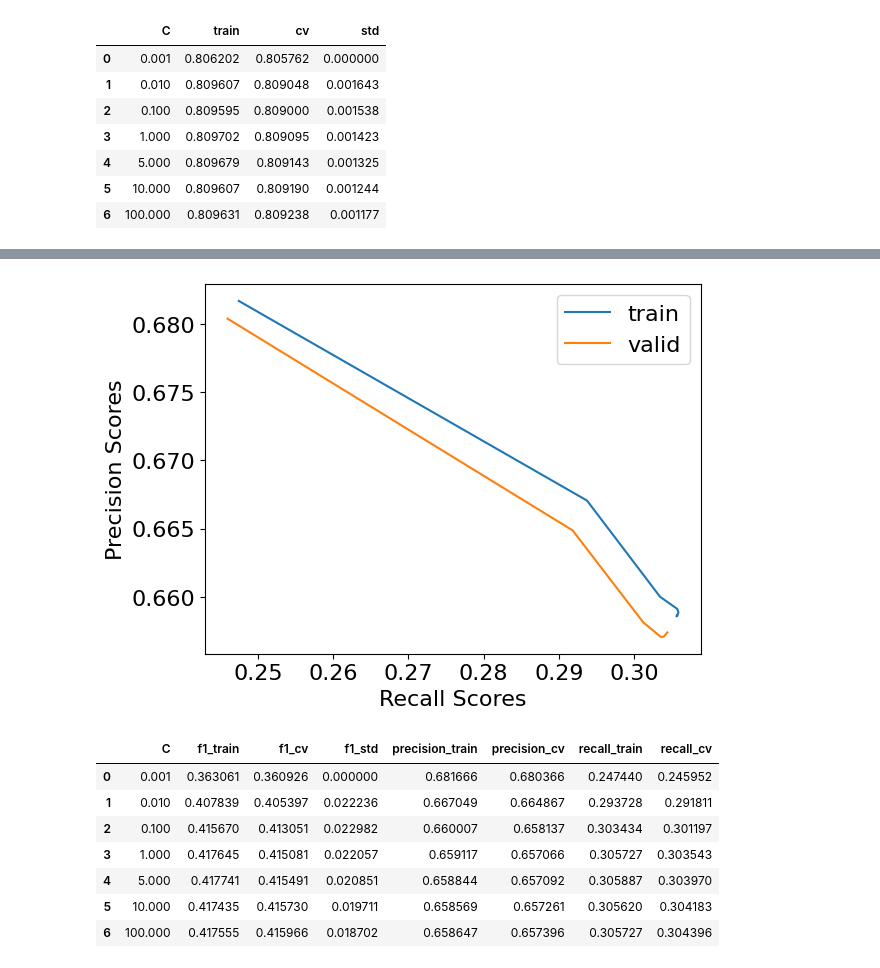
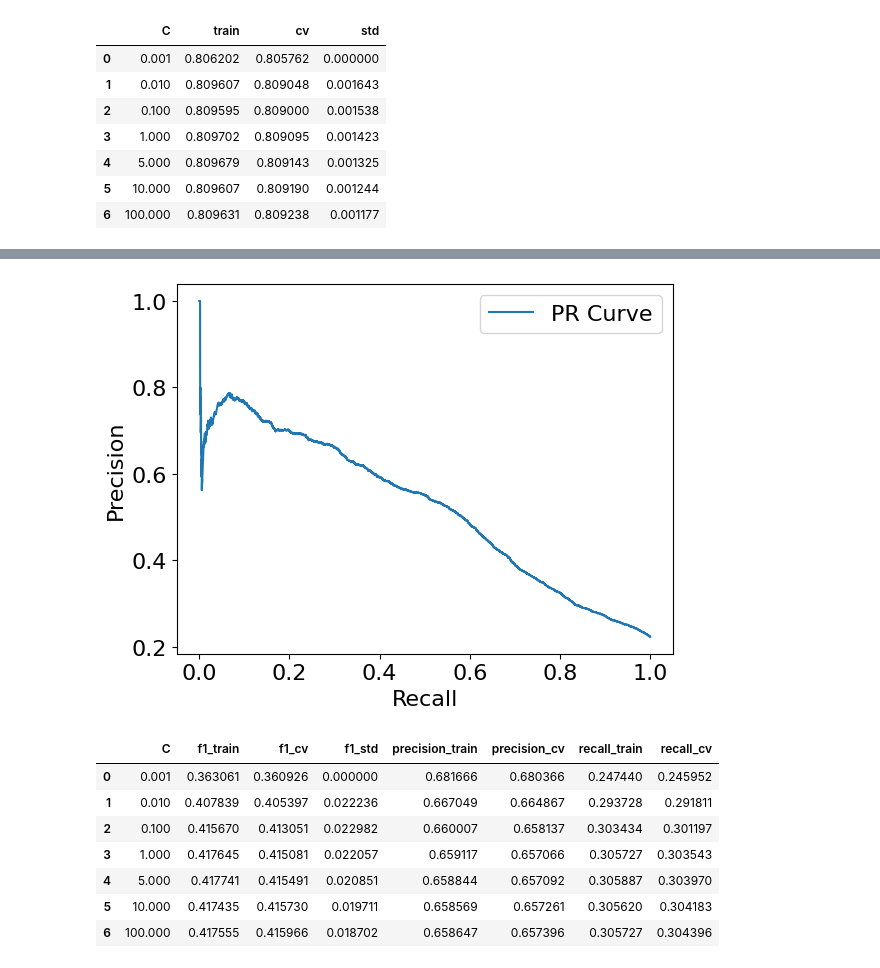
Before and after one commit to angshe/330hw5, a Jupyter notebook: hw5.ipynb, the cells around one changed output, grey strips where cells are left out. Saved outputs shown, nothing was run; the diff lists cells and outputs as text; code cells hidden in the pictures.

Commit message:
finished logistic regression

```diff
--- a/hw5.ipynb
+++ b/hw5.ipynb
@@ -696,12 +698,23 @@ plt.ylabel("F1 Scores");
-# %%
-plt.plot(rec_train_scores, prec_train_scores, label="train")
-plt.plot(rec_cv_scores, prec_cv_scores, label="valid")
-
-plt.legend()
-plt.xlabel("Recall Scores")
-plt.ylabel("Precision Scores");
-# %% [output]
-[figure, removed]
+# %%
+from sklearn.metrics import precision_recall_curve, average_precision_score
+
+pipe = make_pipeline(
+    preprocessor,
+    LogisticRegression(max_iter=100, C=10, random_state=123, class_weight=None)
+)
+pipe.fit(X_train, y_train)
+
+probs = pipe.predict_proba(X_train)[:, 1]
+precisions, recalls, thresholds = precision_recall_curve(y_train, probs)
+ap_score = average_precision_score(y_train, probs)
+
+plt.plot(recalls, precisions, label=f'PR Curve')
+plt.xlabel("Recall")
+plt.ylabel("Precision")
+plt.legend(loc='upper right')
+plt.show()
+# %% [output]
+[figure, added]
 # %%
 pd.DataFrame({"C": C_vals, "f1_train": f1_train_scores, "f1_cv": f1_cv_scores, "f1_std": f1_std_scores, "precision_train": prec_train_scores, "precision_cv": prec_cv_scores, "recall_train": rec_train_scores, "recall_cv": rec_cv_scores})
 # %% [output]
```
Also changed, not shown: parts of 13 cells of this notebook, 1 other file.
